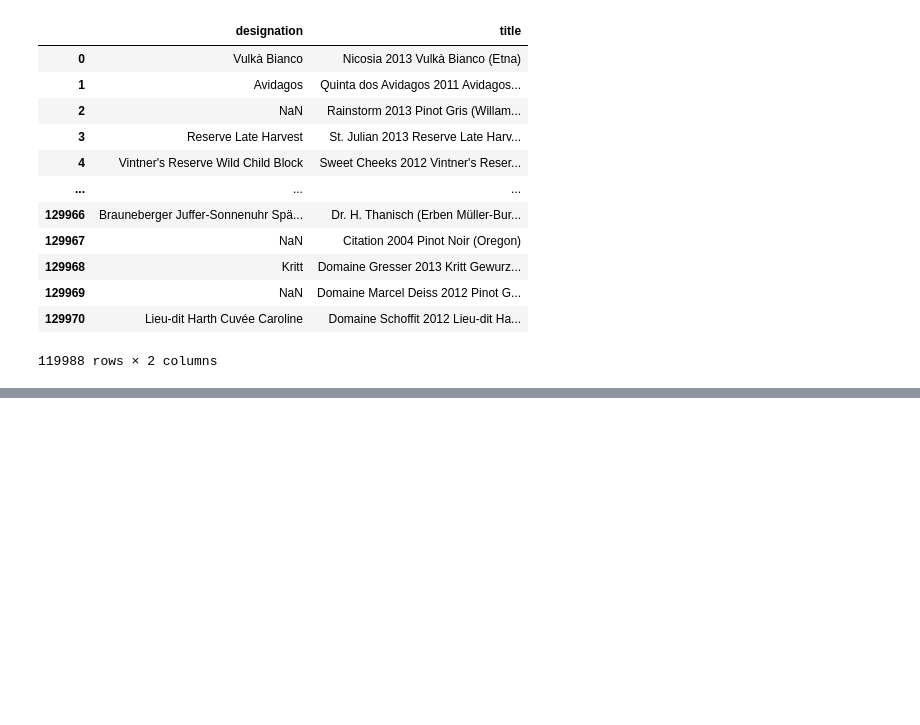
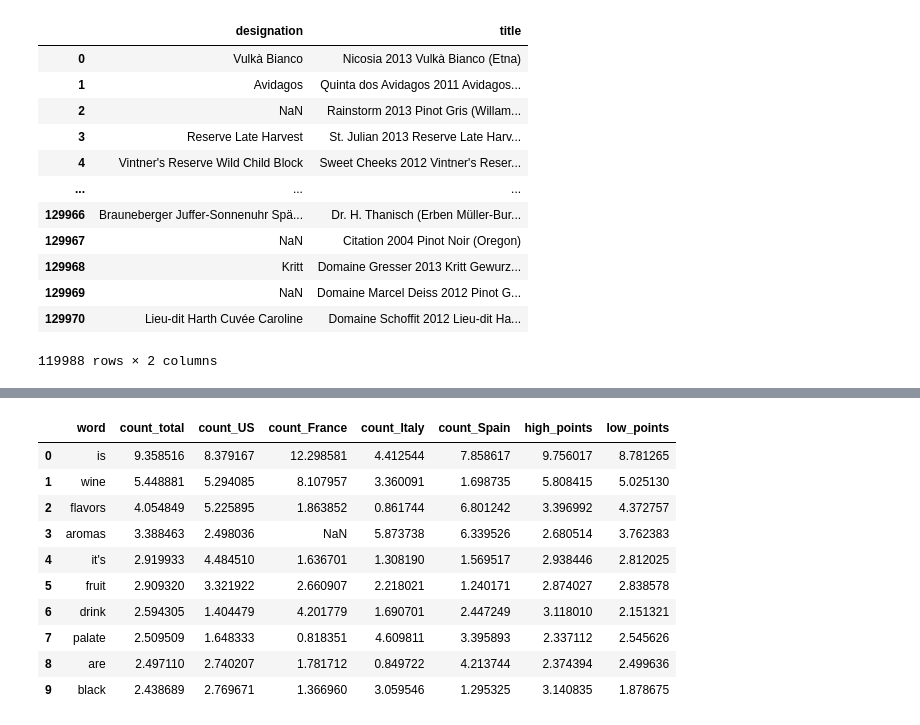
Before and after one commit to ErwanDB/Project-Week-3-Data-Thieves, a Jupyter notebook: your-project/Data_exploration_wines.ipynb, the cells around one changed output, grey strips where cells are left out. Cells and saved outputs as stored; diff of their text form; code cells hidden in the pictures; blank space fills up the shorter version.

```diff
--- a/your-project/Data_exploration_wines.ipynb
+++ b/your-project/Data_exploration_wines.ipynb
@@ -895,0 +1089,19 @@ wines.loc[:,['designation',"title"]]
+# %%
+# Changing value by percentage over sum of top 100 words
+
+cols = [ 'count_total', 'count_US', 'count_France', 'count_Italy','count_Spain', 'high_points', 'low_points']
+top_words_df[cols] = top_words_df[cols].div(top_words_df[cols].sum(axis=0), axis=1).multiply(100)
+
+top_words_df.head(10)
+# %% [output]
+|  | word | count_total | count_US | count_France | count_Italy | count_Spain | high_points | low_points |
+| 0 | is | 9.358516 | 8.379167 | 12.298581 | 4.412544 | 7.858617 | 9.756017 | 8.781265 |
+| 1 | wine | 5.448881 | 5.294085 | 8.107957 | 3.360091 | 1.698735 | 5.808415 | 5.025130 |
+| 2 | flavors | 4.054849 | 5.225895 | 1.863852 | 0.861744 | 6.801242 | 3.396992 | 4.372757 |
+| 3 | aromas | 3.388463 | 2.498036 | NaN | 5.873738 | 6.339526 | 2.680514 | 3.762383 |
+| 4 | it's | 2.919933 | 4.484510 | 1.636701 | 1.308190 | 1.569517 | 2.938446 | 2.812025 |
+| 5 | fruit | 2.909320 | 3.321922 | 2.660907 | 2.218021 | 1.240171 | 2.874027 | 2.838578 |
+| 6 | drink | 2.594305 | 1.404479 | 4.201779 | 1.690701 | 2.447249 | 3.118010 | 2.151321 |
+| 7 | palate | 2.509509 | 1.648333 | 0.818351 | 4.609811 | 3.395893 | 2.337112 | 2.545626 |
+| 8 | are | 2.497110 | 2.740207 | 1.781712 | 0.849722 | 4.213744 | 2.374394 | 2.499636 |
+| 9 | black | 2.438689 | 2.769671 | 1.366960 | 3.059546 | 1.295325 | 3.140835 | 1.878675 |
```
Also changed, not shown: parts of 23 cells of this notebook.
